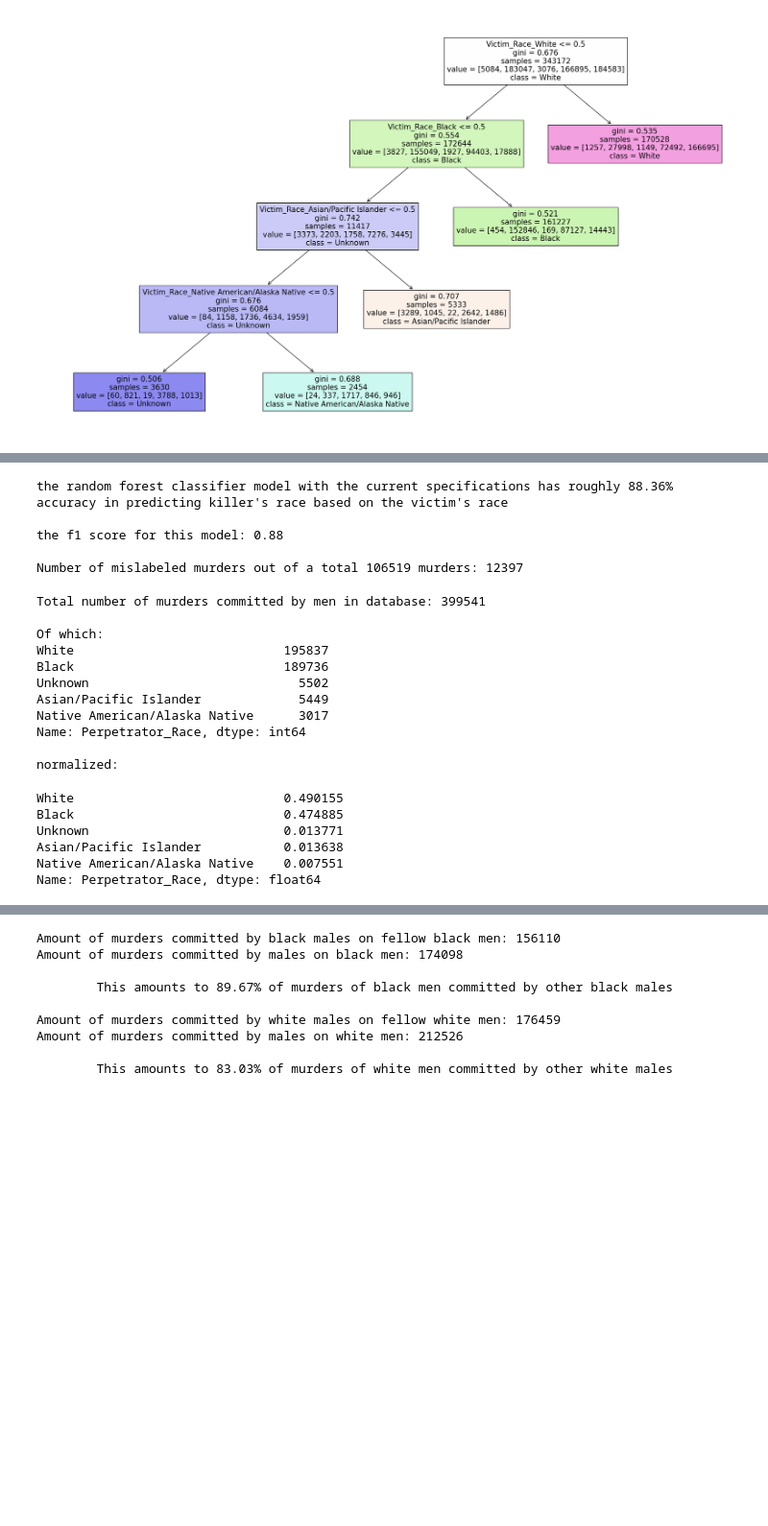
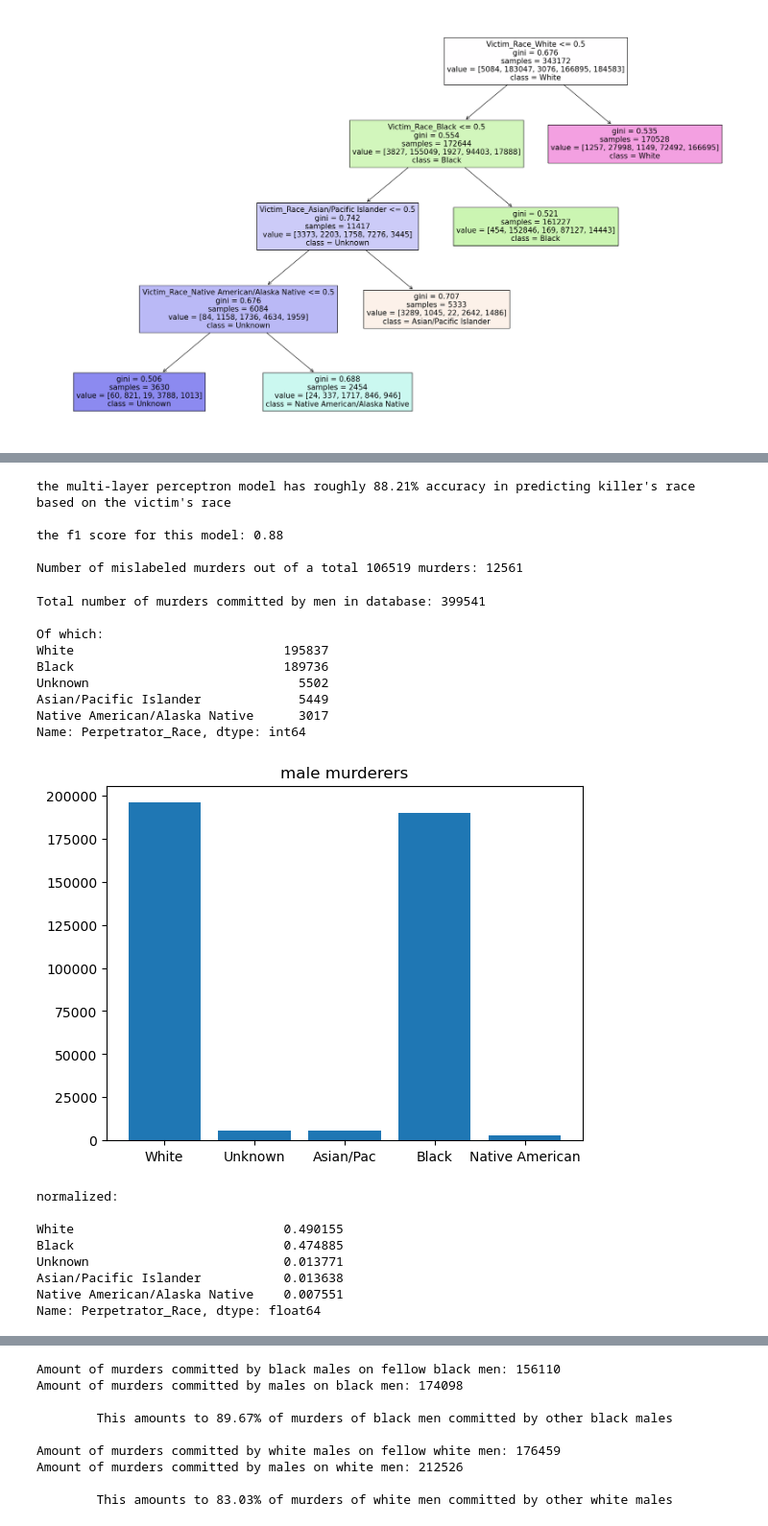
Before and after one commit to peethree/machine-learning, a Jupyter notebook: machine_learning_project.ipynb, the cells around one changed output, grey strips where cells are left out. Shown at 96% size. Saved outputs shown, nothing was run; the diff lists cells and outputs as text; code cells hidden in the pictures; blank space fills up the shorter version.

```diff
--- a/machine_learning_project.ipynb
+++ b/machine_learning_project.ipynb
@@ -287,13 +264,13 @@ murder_data.rename(columns={"Record ID":"Record_ID","Agency Code":"Agency_Code",
 bias = ["Black", "White"]
 murder_data = murder_data[(murder_data["Victim_Race"].isin(bias)) & (murder_data["Perpetrator_Race"].isin(bias))]
 
-
 enc = LabelEncoder()
 X = pd.get_dummies(murder_data[["Victim_Race"]])
 y = enc.fit_transform(murder_data["Perpetrator_Race"])
 
 X_train, X_test, y_train, y_test = train_test_split(X, y, test_size=0.25)
 
+# neural network, multi-layer perceptron
 model = MLPClassifier()
 
 model.fit(X_train, y_train)
@@ -302,42 +279,60 @@ predictions = model.predict(X_test)
 
 
 score = accuracy_score(y_test, predictions)
-print(f"the random forest classifier model with the current specifications has roughly {100*score:,.2f}% accuracy in predicting killer's race based on the victim's race\n")
+print(f"the multi-layer perceptron model has roughly {100*score:,.2f}% accuracy in predicting killer's race based on the victim's race\n")
 f1 = f1_score(y_test, predictions, average='weighted')
 print(f"the f1 score for this model: {f1:,.2f}\n")
 
 print("Number of mislabeled murders out of a total %d murders: %d"
       % (X_test.shape[0], (y_test != predictions).sum()))
 # %% [output]
-the random forest classifier model with the current specifications has roughly 88.36% accuracy in predicting killer's race based on the victim's race
+the multi-layer perceptron model has roughly 88.21% accuracy in predicting killer's race based on the victim's race
 
 the f1 score for this model: 0.88
 
-Number of mislabeled murders out of a total 106519 murders: 12397
+Number of mislabeled murders out of a total 106519 murders: 12561
 # %%
 male_killer = murder_data[murder_data["Perpetrator_Sex"]=="Male"].shape[0]
 print("Total number of murders committed by men in database:", male_killer)
 print("")
 
 # number of murders in database perpetrated by men going by race
 print("Of which:")
 print(murder_data[murder_data["Perpetrator_Sex"]=="Male"].Perpetrator_Race.value_counts())
 print("")
 
-print("normalized:")
-murder_data[murder_data["Perpetrator_Sex"]=="Male"].Perpetrator_Race.value_counts(normalize=True)
+# graph
+labels = ["White", "Unknown", "Asian/Pac", "Black", "Native American"]
+values = [murder_data[(murder_data["Perpetrator_Sex"] == "Male") & (murder_data["Perpetrator_Race"] == "White")].shape[0],
+murder_data[(murder_data["Perpetrator_Sex"] == "Male") & (murder_data["Perpetrator_Race"] == "Unknown")].shape[0],
+murder_data[(murder_data["Perpetrator_Sex"] == "Male") & (murder_data["Perpetrator_Race"] == "Asian/Pacific Islander")].shape[0],
+murder_data[(murder_data["Perpetrator_Sex"] == "Male") & (murder_data["Perpetrator_Race"] == "Black")].shape[0],
+murder_data[(murder_data["Perpetrator_Sex"] == "Male") & (murder_data["Perpetrator_Race"] == "Native American/Alaska Native")].shape[0]]
+
+plt.title("male murderers")
+plt.xlabel("")
+plt.ylabel("")
+
+plt.bar(labels, values)
+
+# show graph
+plt.show()
+
+print("normalized:\n")
+print(murder_data[murder_data["Perpetrator_Sex"]=="Male"].Perpetrator_Race.value_counts(normalize=True))
 # %% [output]
 Total number of murders committed by men in database: 399541
 
 Of which:
 White                            195837
 Black                            189736
 Unknown                            5502
 Asian/Pacific Islander             5449
 Native American/Alaska Native      3017
 Name: Perpetrator_Race, dtype: int64
-
-normalized:
+[figure, added]
+normalized:
+
 White                            0.490155
 Black                            0.474885
 Unknown                          0.013771
```
Also changed, not shown: parts of 5 cells of this notebook.
